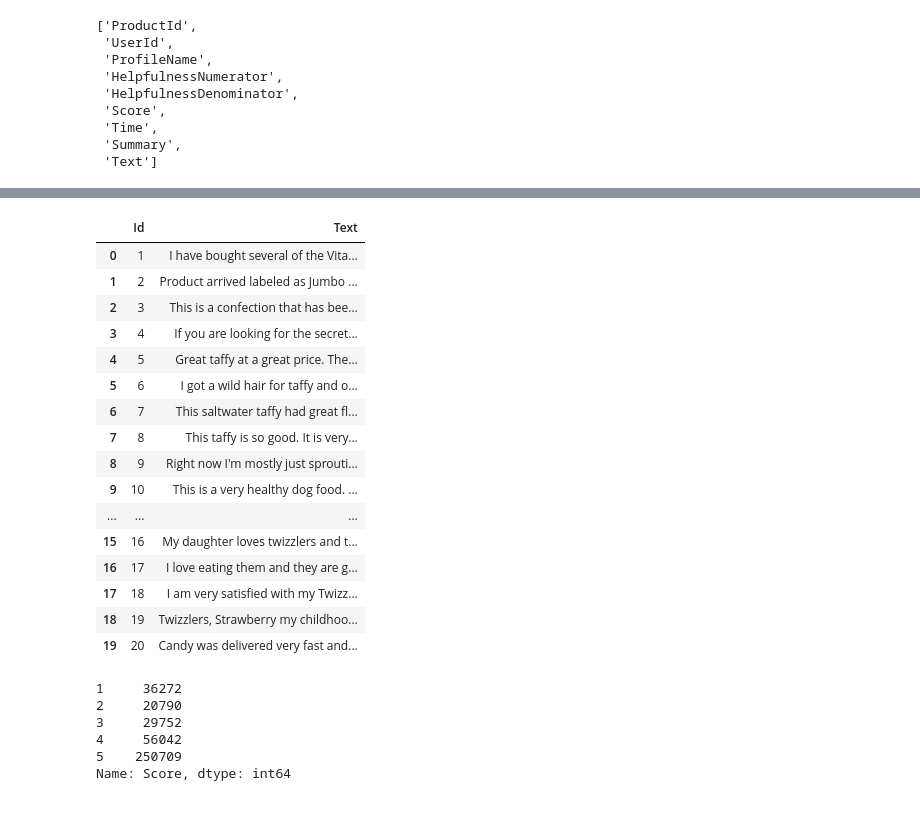
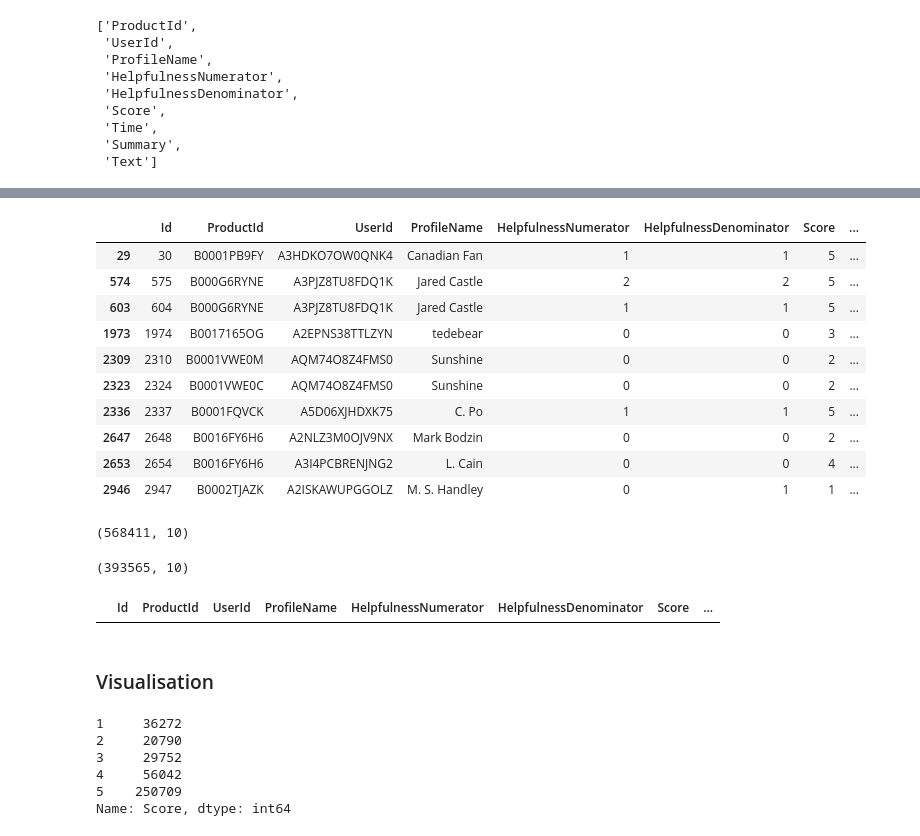
Before and after one commit to Lyu-Sterkh/Sentiment-analysis, a Jupyter notebook: Sentiment_Analysis.ipynb, the cells around one changed output, grey strips where cells are left out. Cells and saved outputs as stored; diff of their text form; code cells hidden in the pictures.

```diff
--- a/Sentiment_Analysis.ipynb
+++ b/Sentiment_Analysis.ipynb
@@ -150,26 +129,35 @@ df_dubl_search.head(20)
 # %%
-duplicateRows = df_dubl_search
-duplicateRows.head(20)
+duplicateRows = df[df.duplicated(['Text'])]
+duplicateRows.head(10)
 # %% [output]
-|  | Id | Text |
-| 0 | 1 | I have bought several of the Vita... |
-| 1 | 2 | Product arrived labeled as Jumbo ... |
-| 2 | 3 | This is a confection that has bee... |
-| 3 | 4 | If you are looking for the secret... |
-| 4 | 5 | Great taffy at a great price. The... |
-| 5 | 6 | I got a wild hair for taffy and o... |
-| 6 | 7 | This saltwater taffy had great fl... |
-| 7 | 8 | This taffy is so good. It is very... |
-| 8 | 9 | Right now I'm mostly just sprouti... |
-| 9 | 10 | This is a very healthy dog food. ... |
-| ... | ... | ... |
-| 15 | 16 | My daughter loves twizzlers and t... |
-| 16 | 17 | I love eating them and they are g... |
-| 17 | 18 | I am very satisfied with my Twizz... |
-| 18 | 19 | Twizzlers, Strawberry my childhoo... |
-| 19 | 20 | Candy was delivered very fast and... |
+|  | Id | ProductId | UserId | ProfileName | HelpfulnessNumerator | HelpfulnessDenominator | Score | ... |
+| 29 | 30 | B0001PB9FY | A3HDKO7OW0QNK4 | Canadian Fan | 1 | 1 | 5 | ... |
+| 574 | 575 | B000G6RYNE | A3PJZ8TU8FDQ1K | Jared Castle | 2 | 2 | 5 | ... |
+| 603 | 604 | B000G6RYNE | A3PJZ8TU8FDQ1K | Jared Castle | 1 | 1 | 5 | ... |
+| 1973 | 1974 | B0017165OG | A2EPNS38TTLZYN | tedebear | 0 | 0 | 3 | ... |
+| 2309 | 2310 | B0001VWE0M | AQM74O8Z4FMS0 | Sunshine | 0 | 0 | 2 | ... |
+| 2323 | 2324 | B0001VWE0C | AQM74O8Z4FMS0 | Sunshine | 0 | 0 | 2 | ... |
+| 2336 | 2337 | B0001FQVCK | A5D06XJHDXK75 | C. Po | 1 | 1 | 5 | ... |
+| 2647 | 2648 | B0016FY6H6 | A2NLZ3M0OJV9NX | Mark Bodzin | 0 | 0 | 2 | ... |
+| 2653 | 2654 | B0016FY6H6 | A3I4PCBRENJNG2 | L. Cain | 0 | 0 | 4 | ... |
+| 2946 | 2947 | B0002TJAZK | A2ISKAWUPGGOLZ | M. S. Handley | 0 | 1 | 1 | ... |
+# %%
+df.shape
+# %% [output]
+(568411, 10)
 # %%
 df.drop_duplicates(subset='Text', inplace = True)
+# %%
+df.shape
+# %% [output]
+(393565, 10)
+# %%
+duplicateRows = df[df.duplicated(['Text'])]
+duplicateRows.head(10)
+# %% [output]
+|  | Id | ProductId | UserId | ProfileName | HelpfulnessNumerator | HelpfulnessDenominator | Score | ... |
+# %% [markdown]
+### Visualisation
 # %%
 df['Score'].value_counts().sort_index()
 # %% [output]
```
Also changed, not shown: parts of 9 cells of this notebook.
